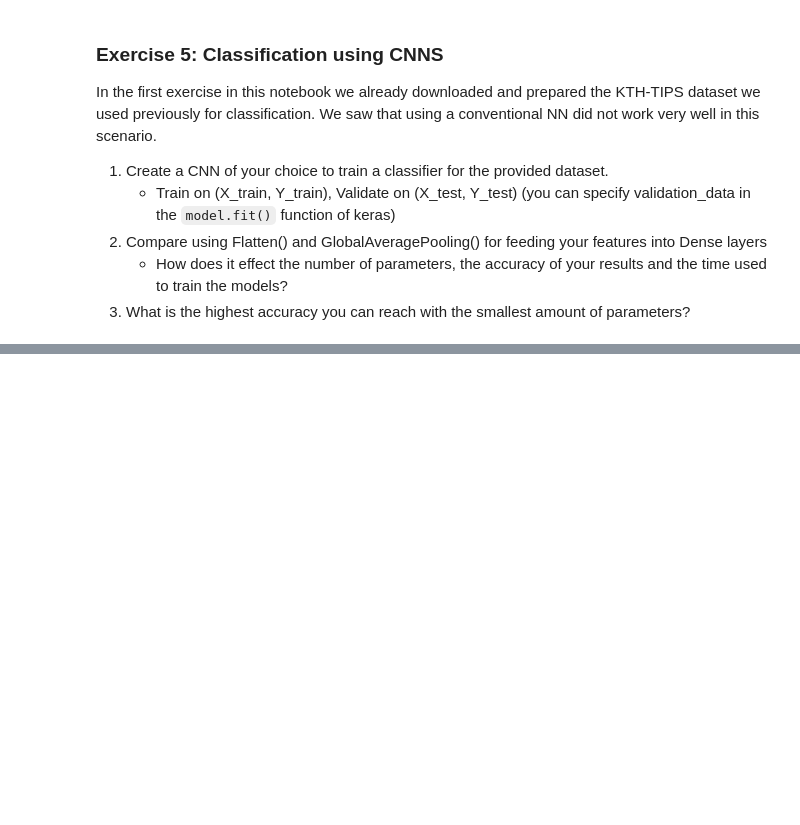
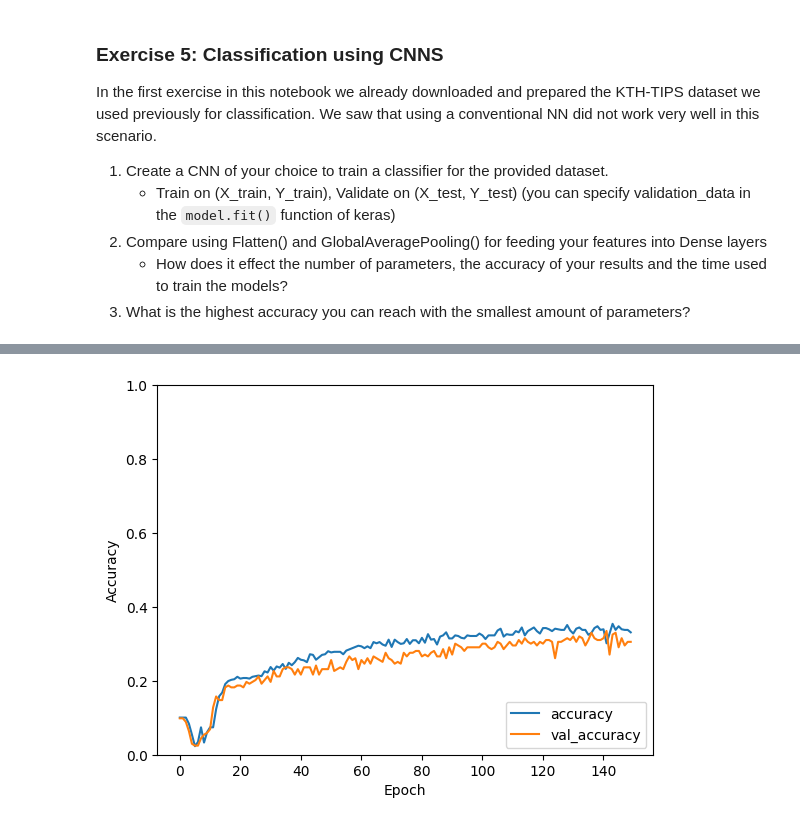
Before and after one commit to CengoleFHV/computer-vision-course, a Jupyter notebook: Computer-Vision-CNNs-Exercises_aycen.ipynb, the cells around one changed output, grey strips where cells are left out. Saved outputs shown, nothing was run; the diff lists cells and outputs as text; code cells hidden in the pictures; blank space fills up the shorter version.

```diff
--- a/Computer-Vision-CNNs-Exercises_aycen.ipynb
+++ b/Computer-Vision-CNNs-Exercises_aycen.ipynb
@@ -158,3 +362,34 @@ did not work very well in this scenario.
 2. Compare using Flatten() and GlobalAveragePooling() for feeding your features into Dense layers
     * How does it effect the number of parameters, the accuracy of your results and the time used to train the models?
 3. What is the highest accuracy you can reach with the smallest amount of parameters?
+# %%
+with bz2.BZ2File('./kth_tips.pbz2', 'rb') as fd:
+    kth_dataset = pickle.load(fd)
+
+X_train, X_test, Y_train, Y_test = train_test_split(kth_dataset['X'], kth_dataset['Y'], random_state=12345)
+Y_train = tf.keras.utils.to_categorical(Y_train)
+Y_test = tf.keras.utils.to_categorical(Y_test)
+
+X_train = X_train / 255
+X_test = X_test / 255
+# %%
+from tensorflow.keras.layers import GlobalAveragePooling2D, Conv2D, InputLayer, Dense
+from tensorflow.keras.models import Sequential
+from tensorflow.keras.layers import MaxPooling2D
+
+max_cnn = Sequential()
+
+max_cnn.add(InputLayer(input_shape=(200,200,1)))
+max_cnn.add(MaxPooling2D(pool_size=(2,2)))
+max_cnn.add(Conv2D(filters=1, kernel_size=(5,5)))
+max_cnn.add(MaxPooling2D(pool_size=(2,2)))
+max_cnn.add(Conv2D(filters=2, kernel_size=(3,3)))
+max_cnn.add(Conv2D(filters=2, kernel_size=(3,3)))
+max_cnn.add(GlobalAveragePooling2D())
+max_cnn.add(Dense(10, activation='softmax'))
+
+max_cnn.compile(loss="categorical_crossentropy",
+                    optimizer="adam",
+                    metrics=["accuracy"])
+
+history_max_cnn = max_cnn.fit(X_train, Y_train, batch_size=32, epochs=150, validation_data=(X_test, Y_test))
@@ -160,0 +414,12 @@ did not work very well in this scenario.
+# %%
+import matplotlib.pyplot as plt
+
+plt.plot(history_max_cnn.history['accuracy'], label='accuracy')
+plt.plot(history_max_cnn.history['val_accuracy'], label = 'val_accuracy')
+plt.xlabel('Epoch')
+plt.ylabel('Accuracy')
+plt.ylim([0, 1])
+plt.legend(loc='lower right')
+plt.show()
+# %% [output]
+[figure, added]
```
Also changed, not shown: parts of 21 cells of this notebook.
